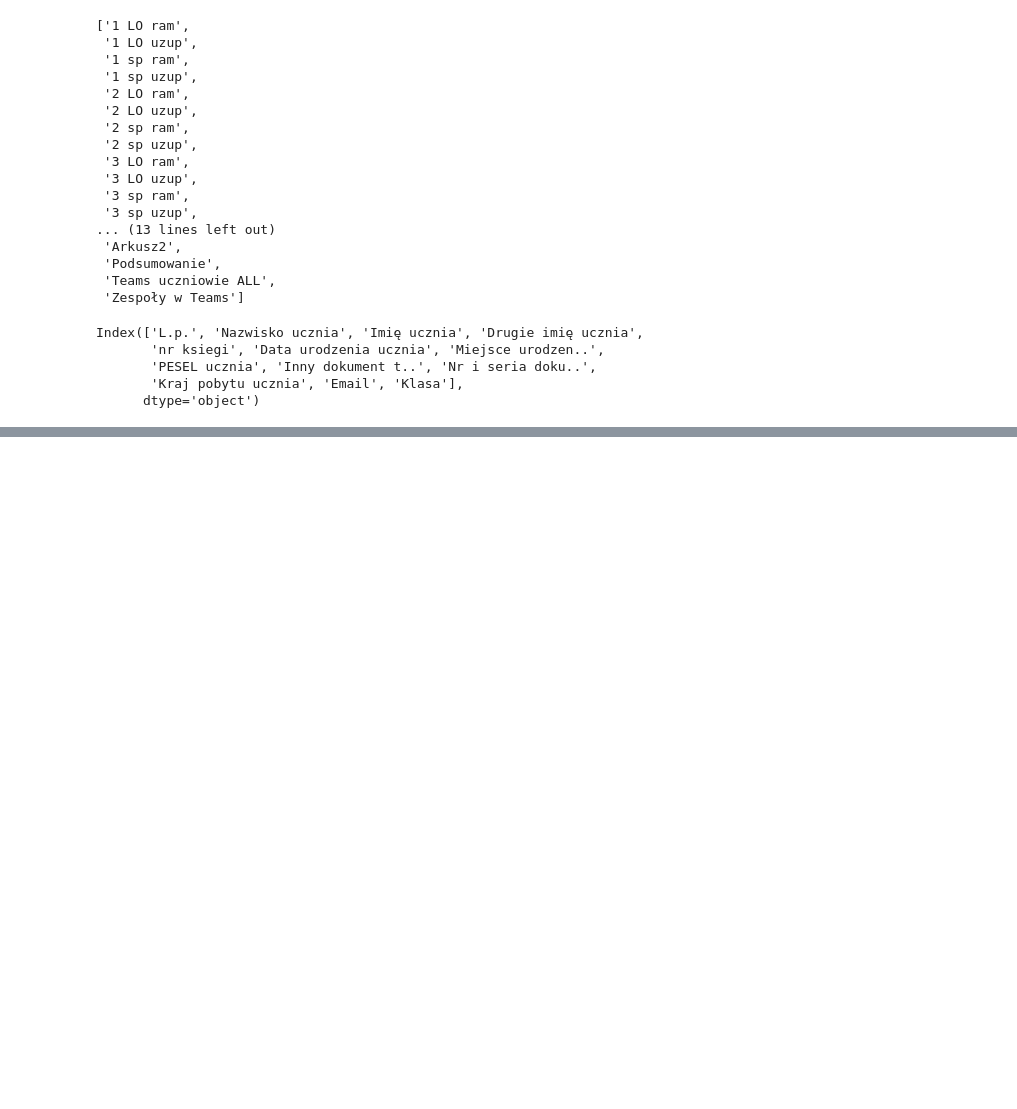
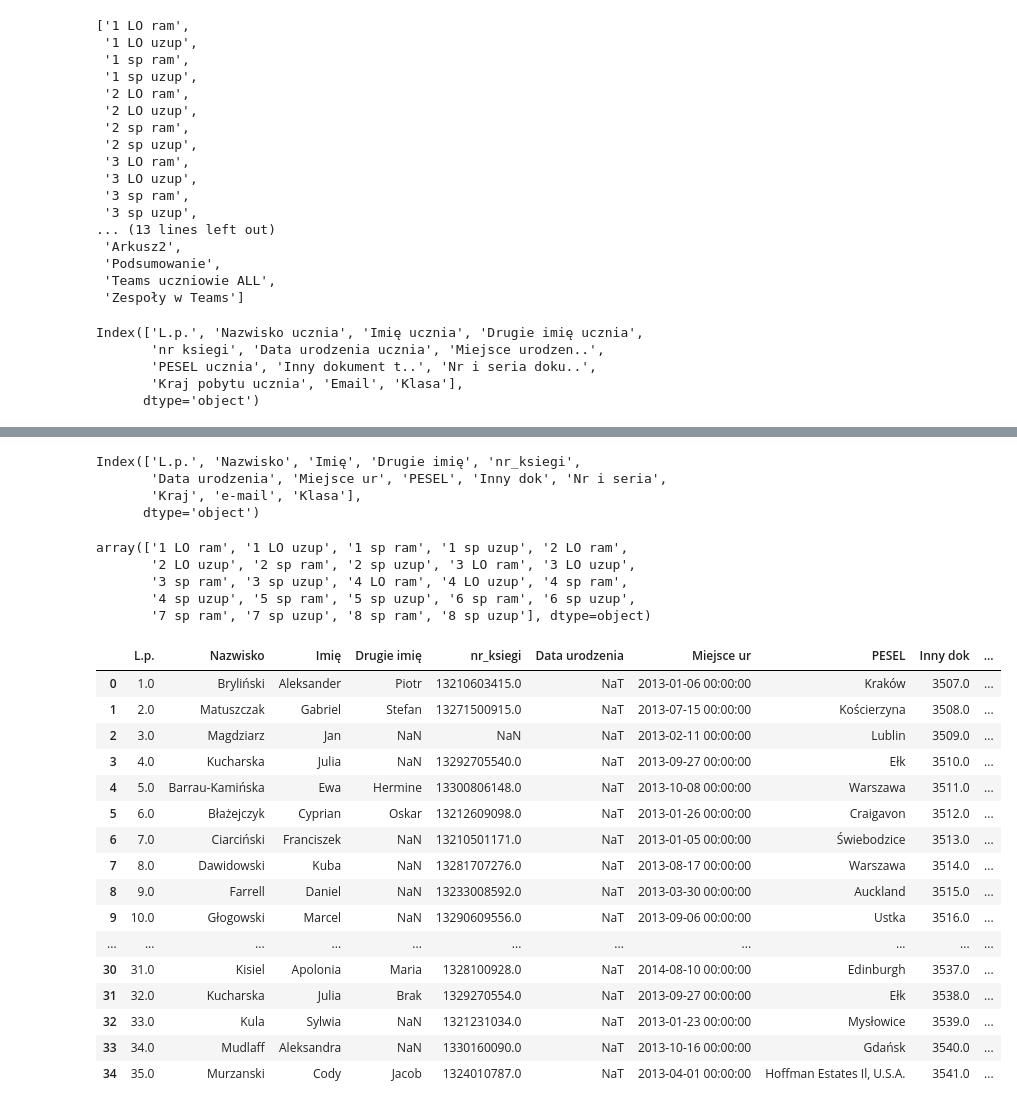
Before and after one commit to Lalsep/mantica, a Jupyter notebook: nowe_swiadectwa/zaciag_uczniow.ipynb, the cells around one changed output, grey strips where cells are left out. Drawn from its saved outputs; the diff is of its cells as text; code cells hidden in the pictures; blank space fills up the shorter version.

```diff
--- a/nowe_swiadectwa/zaciag_uczniow.ipynb
+++ b/nowe_swiadectwa/zaciag_uczniow.ipynb
@@ -494,0 +327,35 @@ cd.to_csv('klasa4SPuzup.csv', sep = ';', encoding = 'windows-1250', errors='igno
+# %%
+db.columns
+# %% [output]
+Index(['L.p.', 'Nazwisko', 'Imię', 'Drugie imię', 'nr_ksiegi',
+       'Data urodzenia', 'Miejsce ur', 'PESEL', 'Inny dok', 'Nr i seria',
+       'Kraj', 'e-mail', 'Klasa'],
+      dtype='object')
+# %%
+db.Klasa.unique()
+# %% [output]
+array(['1 LO ram', '1 LO uzup', '1 sp ram', '1 sp uzup', '2 LO ram',
+       '2 LO uzup', '2 sp ram', '2 sp uzup', '3 LO ram', '3 LO uzup',
+       '3 sp ram', '3 sp uzup', '4 LO ram', '4 LO uzup', '4 sp ram',
+       '4 sp uzup', '5 sp ram', '5 sp uzup', '6 sp ram', '6 sp uzup',
+       '7 sp ram', '7 sp uzup', '8 sp ram', '8 sp uzup'], dtype=object)
+# %%
+db.loc[db['Klasa'] == '3 sp ram']
+# %% [output]
+|  | L.p. | Nazwisko | Imię | Drugie imię | nr_ksiegi | Data urodzenia | Miejsce ur | PESEL | Inny dok | ... |
+| 0 | 1.0 | Bryliński | Aleksander | Piotr | 13210603415.0 | NaT | 2013-01-06 00:00:00 | Kraków | 3507.0 | ... |
+| 1 | 2.0 | Matuszczak | Gabriel | Stefan | 13271500915.0 | NaT | 2013-07-15 00:00:00 | Kościerzyna | 3508.0 | ... |
+| 2 | 3.0 | Magdziarz | Jan | NaN | NaN | NaT | 2013-02-11 00:00:00 | Lublin | 3509.0 | ... |
+| 3 | 4.0 | Kucharska | Julia | NaN | 13292705540.0 | NaT | 2013-09-27 00:00:00 | Ełk | 3510.0 | ... |
+| 4 | 5.0 | Barrau-Kamińska | Ewa | Hermine | 13300806148.0 | NaT | 2013-10-08 00:00:00 | Warszawa | 3511.0 | ... |
+| 5 | 6.0 | Błażejczyk | Cyprian | Oskar | 13212609098.0 | NaT | 2013-01-26 00:00:00 | Craigavon | 3512.0 | ... |
+| 6 | 7.0 | Ciarciński | Franciszek | NaN | 13210501171.0 | NaT | 2013-01-05 00:00:00 | Świebodzice | 3513.0 | ... |
+| 7 | 8.0 | Dawidowski | Kuba | NaN | 13281707276.0 | NaT | 2013-08-17 00:00:00 | Warszawa | 3514.0 | ... |
+| 8 | 9.0 | Farrell | Daniel | NaN | 13233008592.0 | NaT | 2013-03-30 00:00:00 | Auckland | 3515.0 | ... |
+| 9 | 10.0 | Głogowski | Marcel | NaN | 13290609556.0 | NaT | 2013-09-06 00:00:00 | Ustka | 3516.0 | ... |
+| ... | ... | ... | ... | ... | ... | ... | ... | ... | ... | ... |
+| 30 | 31.0 | Kisiel | Apolonia | Maria | 1328100928.0 | NaT | 2014-08-10 00:00:00 | Edinburgh | 3537.0 | ... |
+| 31 | 32.0 | Kucharska | Julia | Brak | 1329270554.0 | NaT | 2013-09-27 00:00:00 | Ełk | 3538.0 | ... |
+| 32 | 33.0 | Kula | Sylwia | NaN | 1321231034.0 | NaT | 2013-01-23 00:00:00 | Mysłowice | 3539.0 | ... |
+| 33 | 34.0 | Mudlaff | Aleksandra | NaN | 1330160090.0 | NaT | 2013-10-16 00:00:00 | Gdańsk | 3540.0 | ... |
+| 34 | 35.0 | Murzanski | Cody | Jacob | 1324010787.0 | NaT | 2013-04-01 00:00:00 | Hoffman Estates Il, U.S.A. | 3541.0 | ... |
```
Also changed, not shown: parts of 37 cells of this notebook, 13 other files.
